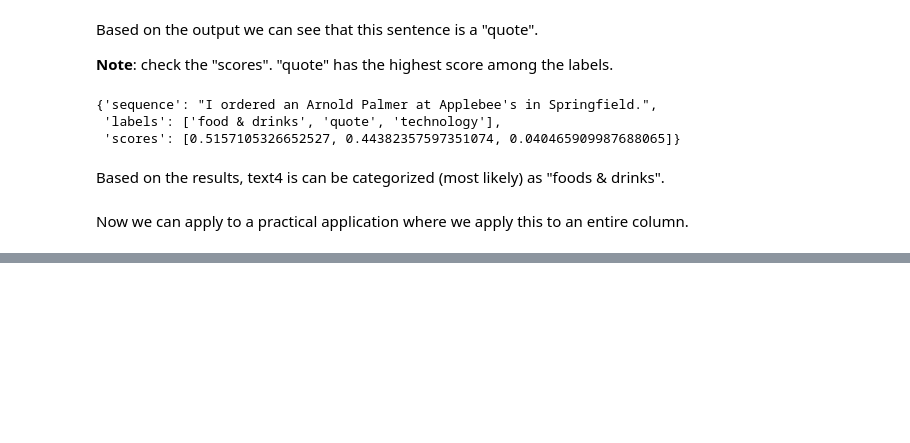
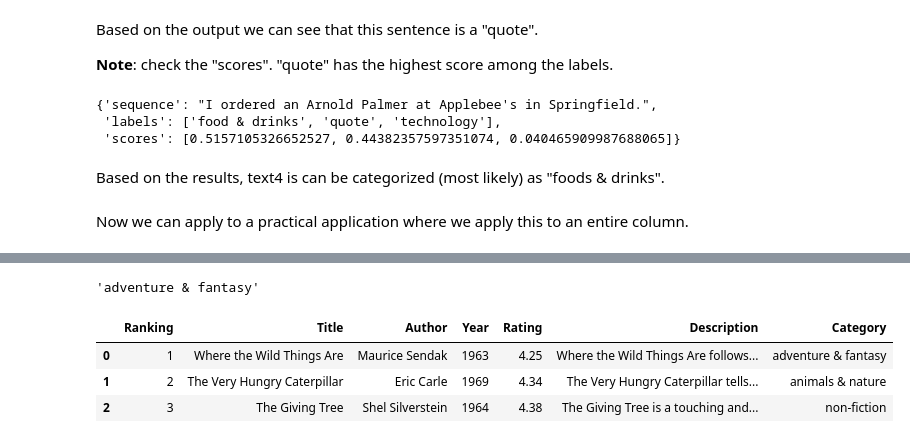
Before and after one commit to sulabola/NLP_in_Python, a Jupyter notebook: Chapter 6 - Transformers with Hugging Face.ipynb, the cells around one changed output, grey strips where cells are left out. Drawn from its saved outputs; the diff is of its cells as text; code cells hidden in the pictures; blank space fills up the shorter version.

```diff
--- a/Chapter 6 - Transformers with Hugging Face.ipynb
+++ b/Chapter 6 - Transformers with Hugging Face.ipynb
@@ -1024,0 +1123,4 @@ Now we can apply to a practical application where we apply this to an entire col
+# %%
+classifier2 = pipeline('zero-shot-classification',
+                        model = 'facebook/bart-large-mnli',
+                        device = -1)
@@ -1024,0 +1143,16 @@ Now we can apply to a practical application where we apply this to an entire col
+# %%
+### Extract the top label
+
+classifier2(books['Description'][0], ['adventure & fantasy', 'animals & nature', 'mystery', 'humor', 'non-fiction'])['labels'][0]
+# %% [output]
+'adventure & fantasy'
+# %%
+books['Category'] = books['Description'].apply(lambda row: classifier2(row,
+                ['adventure & fantasy', 'animals & nature', 'mystery', 'humor', 'non-fiction'])['labels'][0])
+
+books.head(3)
+# %% [output]
+|  | Ranking | Title | Author | Year | Rating | Description | Category |
+| 0 | 1 | Where the Wild Things Are | Maurice Sendak | 1963 | 4.25 | Where the Wild Things Are follows... | adventure & fantasy |
+| 1 | 2 | The Very Hungry Caterpillar | Eric Carle | 1969 | 4.34 | The Very Hungry Caterpillar tells... | animals & nature |
+| 2 | 3 | The Giving Tree | Shel Silverstein | 1964 | 4.38 | The Giving Tree is a touching and... | non-fiction |
```
Also changed, not shown: parts of 18 cells of this notebook.
